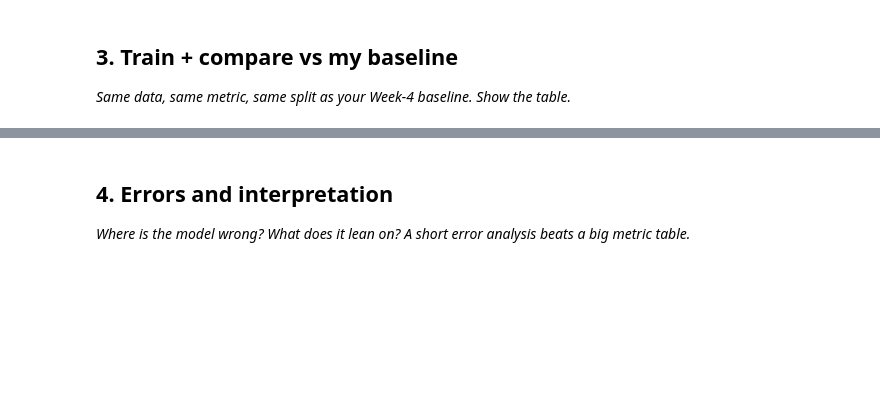
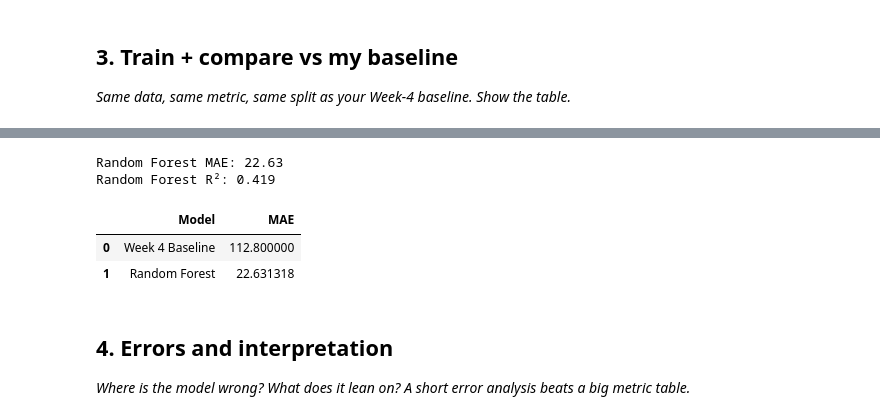
Before and after one commit to riteshy1526/flyrank-internship-ml, a Jupyter notebook: work/notebooks/w05_model.ipynb, the cells around one changed output, grey strips where cells are left out. Cells and saved outputs as stored; diff of their text form; code cells hidden in the pictures; blank space fills up the shorter version.

```diff
--- a/work/notebooks/w05_model.ipynb
+++ b/work/notebooks/w05_model.ipynb
@@ -30,3 +88,37 @@ This skeleton is yours to fill. Work the sections **in order** — each one has
+# %%
+# Train model
+model = RandomForestRegressor(
+    n_estimators=200,
+    random_state=42
+)
+
+model.fit(X_train, y_train)
+
+# Predictions
+pred = model.predict(X_test)
+
+# Metrics
+rf_mae = mean_absolute_error(y_test, pred)
+rf_r2 = r2_score(y_test, pred)
+
+print("Random Forest MAE:", round(rf_mae,2))
+print("Random Forest R²:", round(rf_r2,3))
+
+# Replace this with your actual Week 4 baseline MAE
+baseline_mae = 112.80
+
+comparison = pd.DataFrame({
+    "Model": ["Week 4 Baseline", "Random Forest"],
+    "MAE": [baseline_mae, rf_mae]
+})
+
+comparison
+# %% [output]
+Random Forest MAE: 22.63
+Random Forest R²: 0.419
+|  | Model | MAE |
+| 0 | Week 4 Baseline | 112.800000 |
+| 1 | Random Forest | 22.631318 |
 # %% [markdown]
 ## 4. Errors and interpretation
 
```
Also changed, not shown: parts of 12 cells of this notebook.
